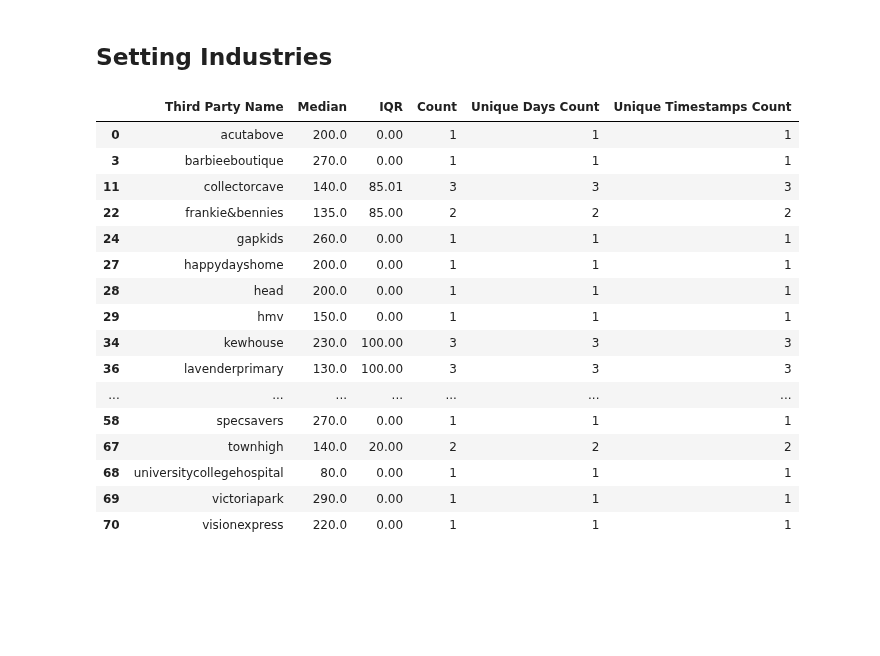
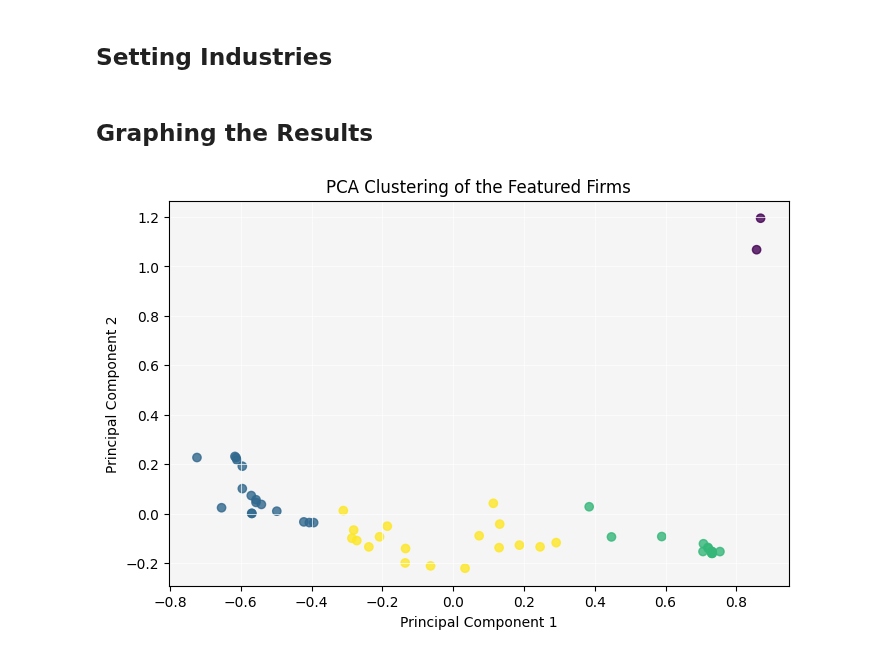
Before and after one commit to UoB-DSMP-2023-24/dsmp-2024-group27, a Jupyter notebook: IndustryMapping/IndustryClustering.ipynb, the cells around one changed output. Drawn from its saved outputs; the diff is of its cells as text; code cells hidden in the pictures; blank space fills up the shorter version.

```diff
--- a/IndustryMapping/IndustryClustering.ipynb
+++ b/IndustryMapping/IndustryClustering.ipynb
@@ -176,7 +101,7 @@ plt.show()
 ### Creating Kmeans with the right number of clusters
 # %%
 # Define the number of clusters
-n_clusters = 3
+n_clusters = 4
 
 # Initialize KMeans with the desired number of clusters
 kmeans = KMeans(n_clusters=n_clusters, random_state=0)
@@ -325,23 +210,26 @@ industry_categories = {
     'townhigh': 'other',
     'victoriapark': 'other'
 }
-# %%
-biz_tx_id_df_lc
-# %% [output]
-|  | Third Party Name | Median | IQR | Count | Unique Days Count | Unique Timestamps Count |
-| 0 | acutabove | 200.0 | 0.00 | 1 | 1 | 1 |
-| 3 | barbieeboutique | 270.0 | 0.00 | 1 | 1 | 1 |
-| 11 | collectorcave | 140.0 | 85.01 | 3 | 3 | 3 |
-| 22 | frankie&bennies | 135.0 | 85.00 | 2 | 2 | 2 |
-| 24 | gapkids | 260.0 | 0.00 | 1 | 1 | 1 |
-| 27 | happydayshome | 200.0 | 0.00 | 1 | 1 | 1 |
-| 28 | head | 200.0 | 0.00 | 1 | 1 | 1 |
-| 29 | hmv | 150.0 | 0.00 | 1 | 1 | 1 |
-| 34 | kewhouse | 230.0 | 100.00 | 3 | 3 | 3 |
-| 36 | lavenderprimary | 130.0 | 100.00 | 3 | 3 | 3 |
-| ... | ... | ... | ... | ... | ... | ... |
-| 58 | specsavers | 270.0 | 0.00 | 1 | 1 | 1 |
-| 67 | townhigh | 140.0 | 20.00 | 2 | 2 | 2 |
-| 68 | universitycollegehospital | 80.0 | 0.00 | 1 | 1 | 1 |
-| 69 | victoriapark | 290.0 | 0.00 | 1 | 1 | 1 |
-| 70 | visionexpress | 220.0 | 0.00 | 1 | 1 | 1 |
+# %% [markdown]
+## Graphing the Results
+# %%
+from sklearn.decomposition import PCA
+
+pca = PCA(n_components=2)
+data = norm_biz_tx_id_df[['Median', 'IQR', 'Count', 'Unique Days Count', 'Unique Timestamps Count']]
+clusters = norm_biz_tx_id_df['Cluster']
+labels = norm_biz_tx_id_df['Third Party Name']
+reduced_data = pca.fit_transform(data)
+# %%
+# Create a scatter plot
+plt.figure(figsize=(8, 5))
+plt.gca().set_facecolor('whitesmoke')
+plt.scatter(reduced_data[:, 0], reduced_data[:, 1], c=clusters, cmap='viridis', marker='o', alpha=0.8)
+plt.grid(True, color='white', linestyle='-', linewidth=0.5)
+
+plt.title('PCA Clustering of the Featured Firms')
+plt.xlabel('Principal Component 1')
+plt.ylabel('Principal Component 2')
+plt.show()
+# %% [output]
+[figure, added]
```
Also changed, not shown: parts of 10 cells of this notebook, 2 other files.
